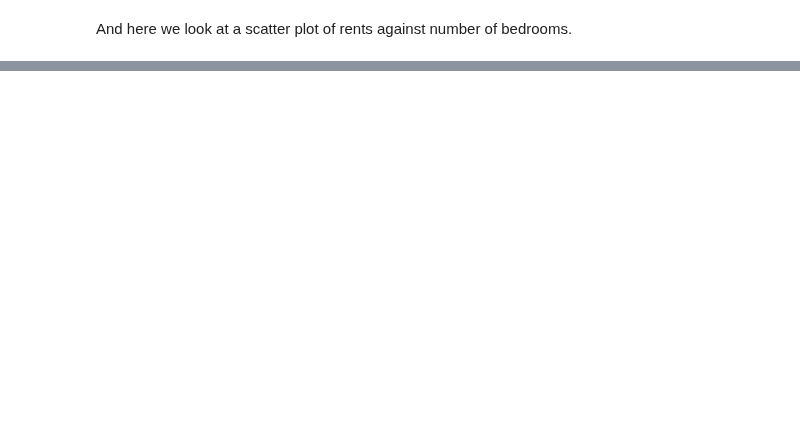
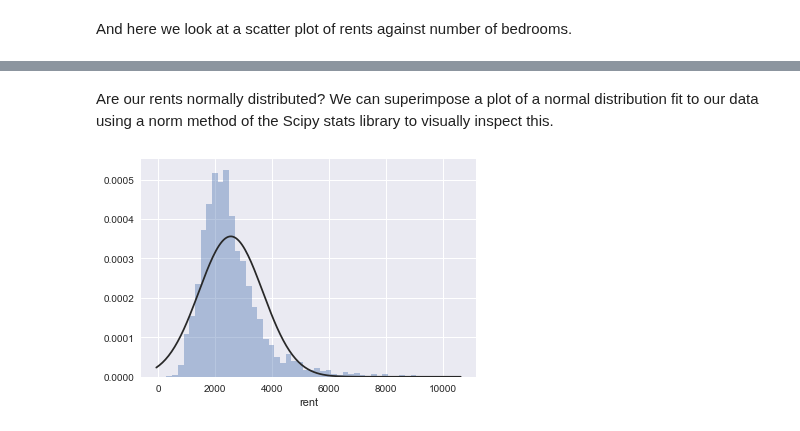
Before and after one commit to waddell/urban-informatics-and-visualization, a Jupyter notebook: 09-data-visualization/data_visualization.ipynb, the cells around one changed output, grey strips where cells are left out. Saved outputs shown, nothing was run; the diff lists cells and outputs as text; code cells hidden in the pictures; blank space fills up the shorter version.

```diff
--- a/09-data-visualization/data_visualization.ipynb
+++ b/09-data-visualization/data_visualization.ipynb
@@ -463,0 +522,7 @@ tutorial(overwrite=True)
+# %% [markdown]
+Are our rents normally distributed?  We can superimpose a plot of a normal distribution fit to our data using a norm method of the Scipy stats library to visually inspect this.
+# %%
+from scipy.stats import norm
+ax = sns.distplot(rentals['rent'], fit=norm, kde=False)
+# %% [output]
+[figure, added]
```
Also changed, not shown: parts of 23 cells of this notebook.
